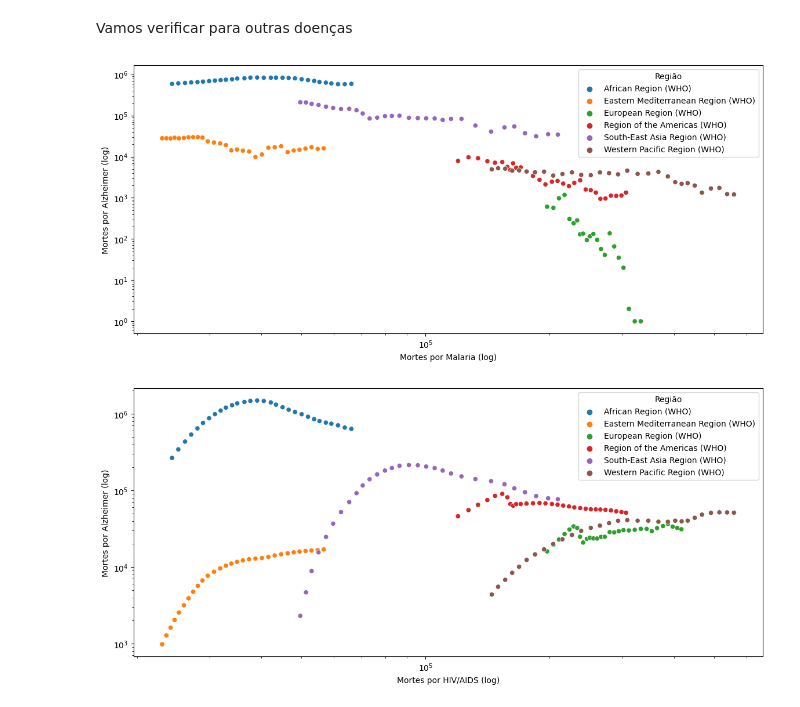
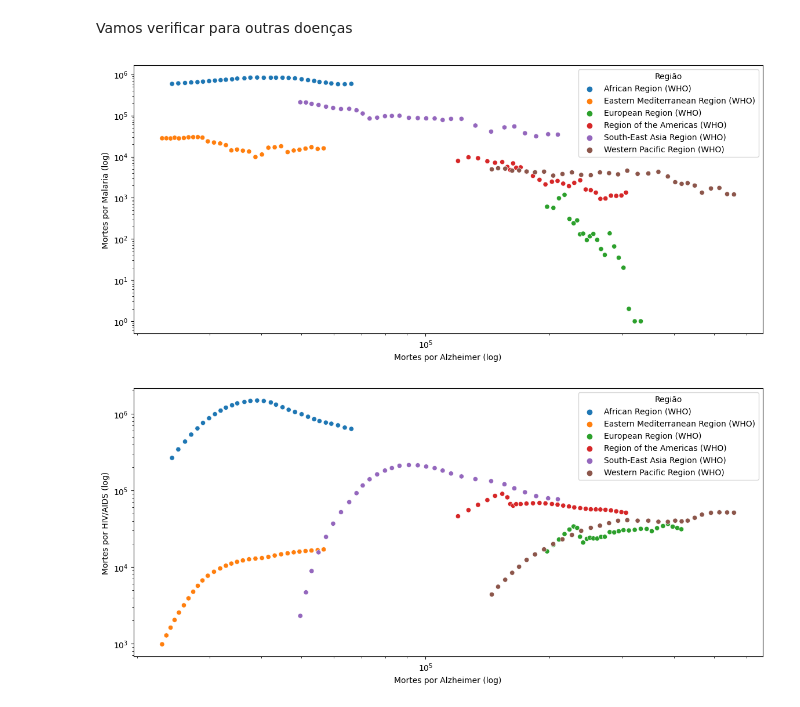
Before and after one commit to phbonamin/Analise_de_Mortalidade_Mundial-1990-2019-, a Jupyter notebook: Analise_de_Mortalidade_Mundial(1990-2019).ipynb, the cells around one changed output. Cells and saved outputs as stored; diff of their text form; code cells hidden in the pictures.

```diff
--- a/Analise_de_Mortalidade_Mundial(1990-2019).ipynb
+++ b/Analise_de_Mortalidade_Mundial(1990-2019).ipynb
@@ -324,11 +323,11 @@ Vamos verificar para outras doenças
 # %%
 plt.figure(figsize = (14,6))
 _ = sns.scatterplot(data = WHO, y = "malaria", x = "alzheimer's_diesease", hue = "country").set(xscale="log", yscale="log")
-_ = plt.xlabel("Mortes por Malaria (log)")
-_ = plt.ylabel("Mortes por Alzheimer (log)")
+_ = plt.ylabel("Mortes por Malaria (log)")
+_ = plt.xlabel("Mortes por Alzheimer (log)")
 _ = plt.legend(title = "Região")
 # %% [output]
-[figure, old version]
+[figure, new version]
 # %%
 plt.figure(figsize = (14,6))
 _ = sns.scatterplot(data = WHO, y = "hiv/aids", x = "alzheimer's_diesease", hue = "country").set(xscale="log", yscale="log")
```
Also changed, not shown: parts of 3 cells of this notebook.
